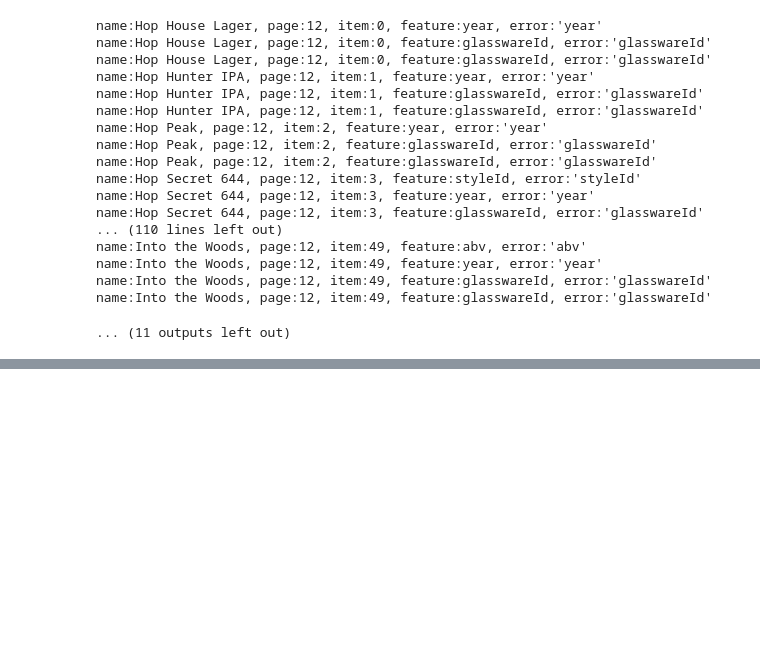
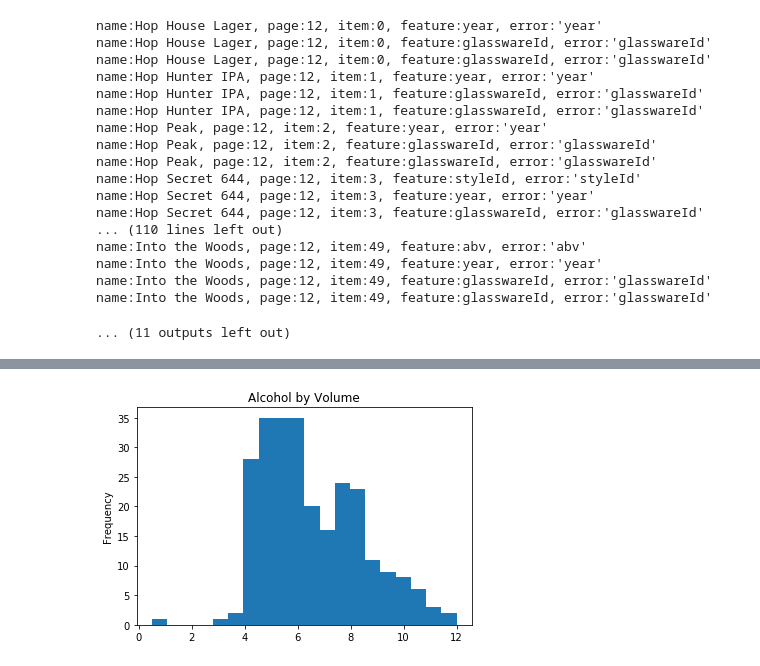
Before and after one commit to sponre01/project-one, a Jupyter notebook: Beer_Data_Notebook.ipynb, the cells around one changed output, grey strips where cells are left out. Drawn from its saved outputs; the diff is of its cells as text; code cells hidden in the pictures; blank space fills up the shorter version.

```diff
--- a/Beer_Data_Notebook.ipynb
+++ b/Beer_Data_Notebook.ipynb
@@ -264,0 +339,4 @@ beer_data.to_csv("data/beers.csv")
+# %%
+abv_hist = beer_glass.plot(y='abv', kind='hist', bins=20, title='Alcohol by Volume', legend=False)
+# %% [output]
+[figure, added]
```
Also changed, not shown: parts of 9 cells of this notebook.
